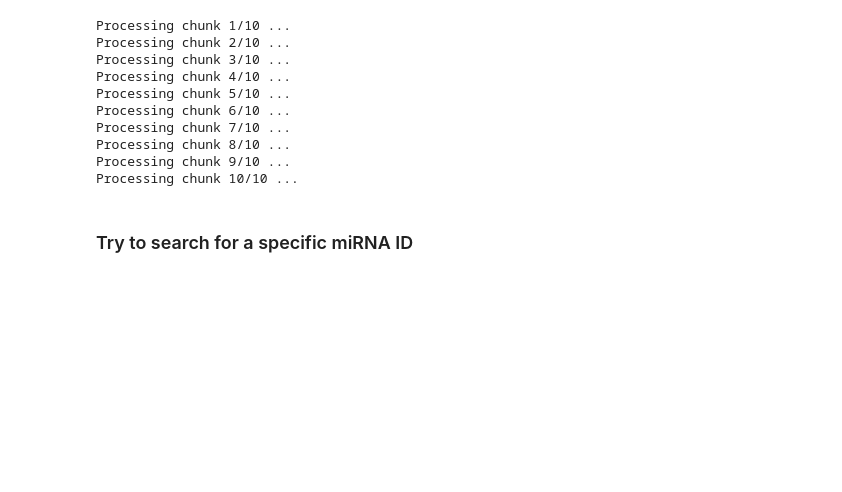
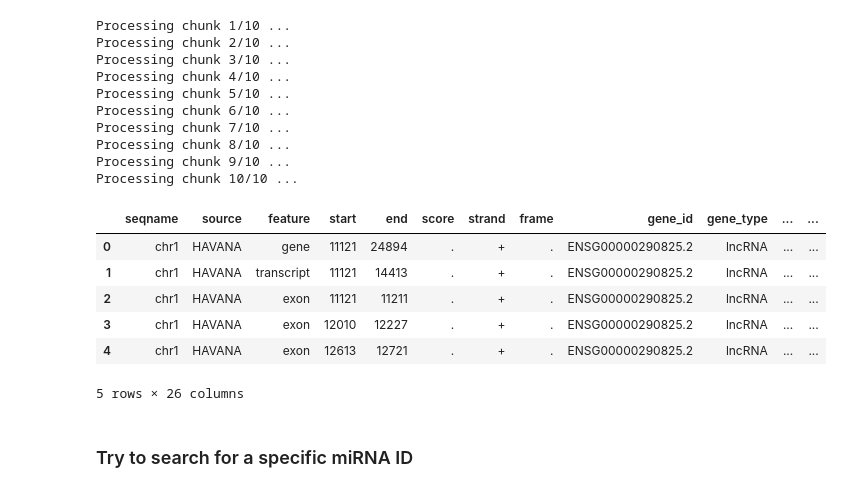
Before and after one commit to giorgiaBertacchini/miRNA_survival_analysis, a Jupyter notebook: notebooks/data_analysis_gtf.ipynb, the cells around one changed output. Cells and saved outputs as stored; diff of their text form; code cells hidden in the pictures; blank space fills up the shorter version.

```diff
--- a/notebooks/data_analysis_gtf.ipynb
+++ b/notebooks/data_analysis_gtf.ipynb
@@ -46,6 +46,16 @@ Processing chunk 7/10 ...
 Processing chunk 8/10 ...
 Processing chunk 9/10 ...
 Processing chunk 10/10 ...
+# %%
+complete_gtf_df.head()
+# %% [output]
+|  | seqname | source | feature | start | end | score | strand | frame | gene_id | gene_type | ... | ... |
+| 0 | chr1 | HAVANA | gene | 11121 | 24894 | . | + | . | ENSG00000290825.2 | lncRNA | ... | ... |
+| 1 | chr1 | HAVANA | transcript | 11121 | 14413 | . | + | . | ENSG00000290825.2 | lncRNA | ... | ... |
+| 2 | chr1 | HAVANA | exon | 11121 | 11211 | . | + | . | ENSG00000290825.2 | lncRNA | ... | ... |
+| 3 | chr1 | HAVANA | exon | 12010 | 12227 | . | + | . | ENSG00000290825.2 | lncRNA | ... | ... |
+| 4 | chr1 | HAVANA | exon | 12613 | 12721 | . | + | . | ENSG00000290825.2 | lncRNA | ... | ... |
+5 rows × 26 columns
 # %% [markdown]
 ### Try to search for a specific miRNA ID
 # %%
```
Also changed, not shown: parts of 17 cells of this notebook, 6 other files.
